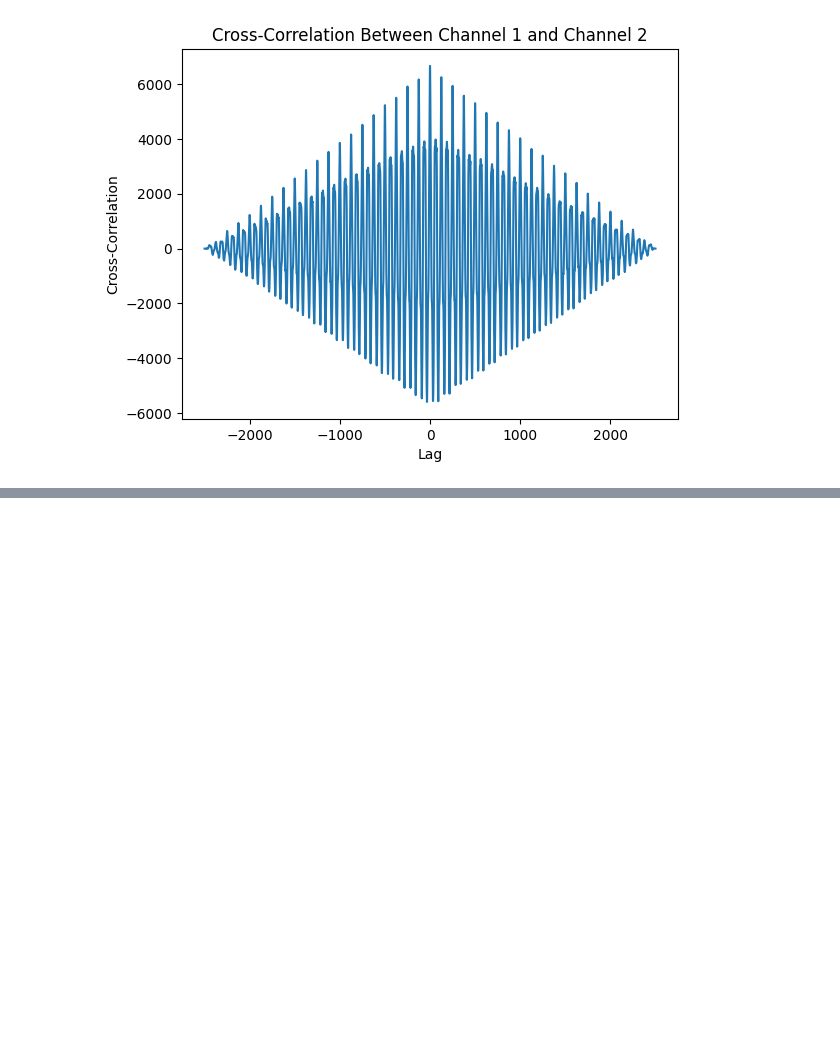
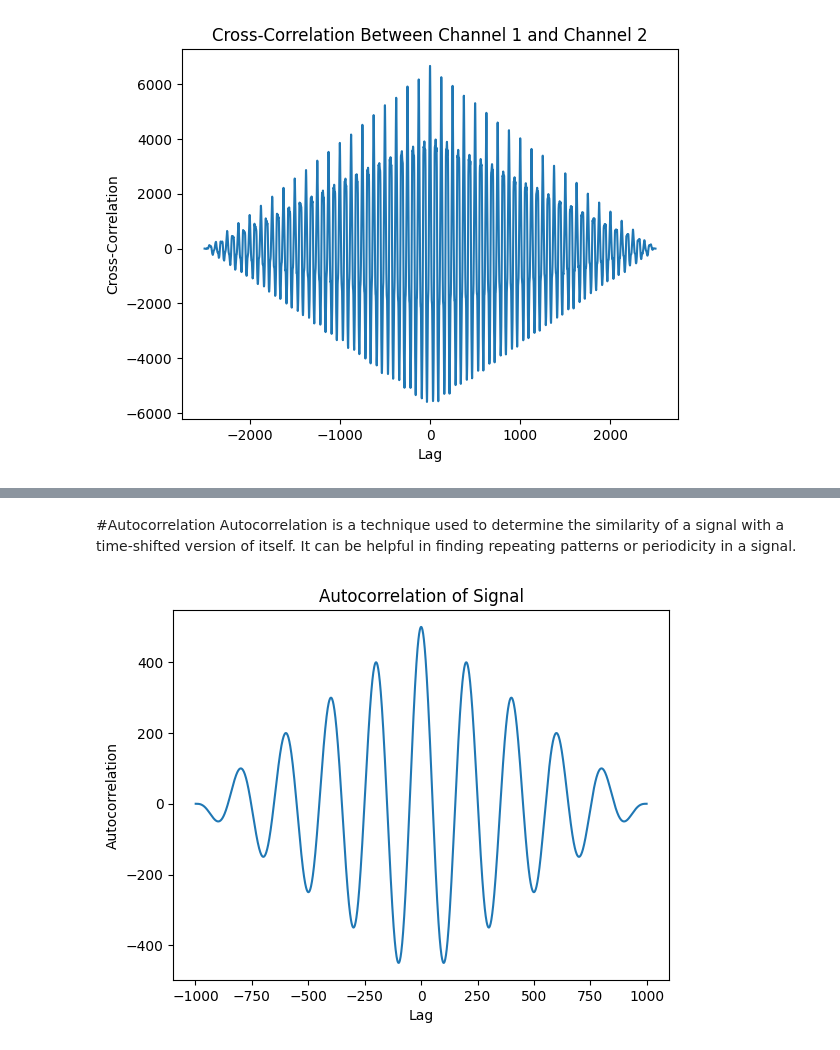
Before and after one commit to vinkrishna/ExpandingSenses, a Jupyter notebook: Chapter3.ipynb, the cells around one changed output, grey strips where cells are left out. Saved outputs shown, nothing was run; the diff lists cells and outputs as text; code cells hidden in the pictures; blank space fills up the shorter version.

```diff
--- a/Chapter3.ipynb
+++ b/Chapter3.ipynb
@@ -271,0 +346,17 @@ plt.show()
+# %% [markdown]
+#Autocorrelation
+Autocorrelation is a technique used to determine the similarity of a signal with a time-shifted version of itself. It can be helpful in finding repeating patterns or periodicity in a signal.
+# %%
+def autocorrelation(signal):
+    return np.correlate(signal - np.mean(signal), signal - np.mean(signal), mode='full')
+
+autocorr_signal = autocorrelation(signal)
+autocorr_lags = np.arange(-len(t) + 1, len(t))
+
+plt.plot(autocorr_lags, autocorr_signal)
+plt.xlabel('Lag')
+plt.ylabel('Autocorrelation')
+plt.title('Autocorrelation of Signal')
+plt.show()
+# %% [output]
+[figure, added]
```
Also changed, not shown: parts of 12 cells of this notebook.
